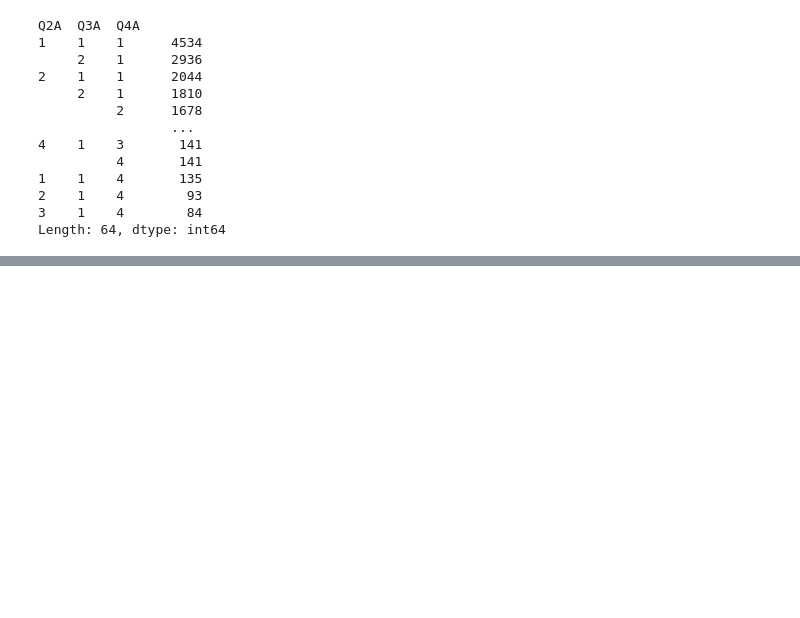
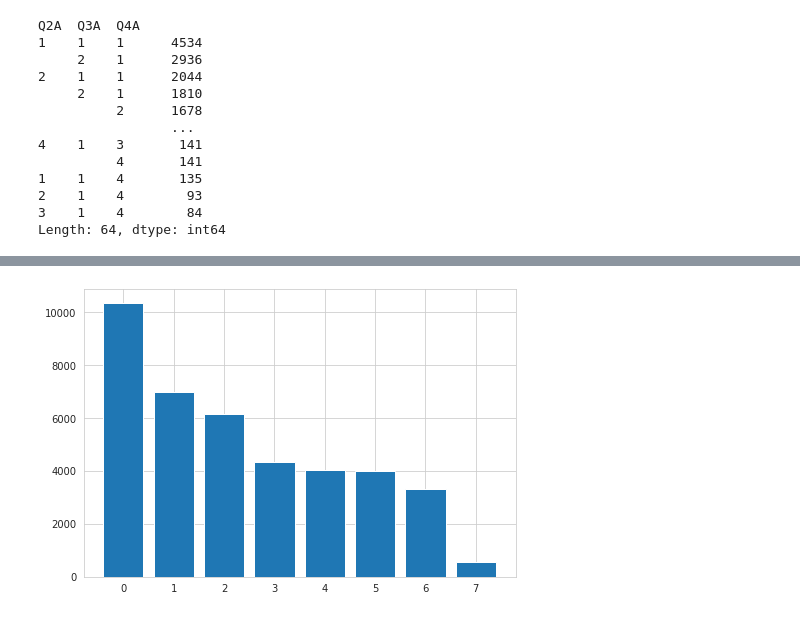
Before and after one commit to sanjana1391/Predicting-Depression-Anxiety-and-Stress, a Jupyter notebook: Predicting_Depression,_Anxiety_and_Stress.ipynb, the cells around one changed output, grey strips where cells are left out. Drawn from its saved outputs; the diff is of its cells as text; code cells hidden in the pictures; blank space fills up the shorter version.

```diff
--- a/Predicting_Depression,_Anxiety_and_Stress.ipynb
+++ b/Predicting_Depression,_Anxiety_and_Stress.ipynb
@@ -465,0 +478,10 @@ Length: 64, dtype: int64
+# %%
+import matplotlib.pyplot as plt
+fig = plt.figure()
+ax = fig.add_axes([0,0,1,1])
+choices = ['0','1','2','3','4','5','6','7']
+students = df['TIPI2'].value_counts()
+ax.bar(choices,students)
+plt.show()
+# %% [output]
+[figure, added]
```
Also changed, not shown: parts of 3 cells of this notebook.
